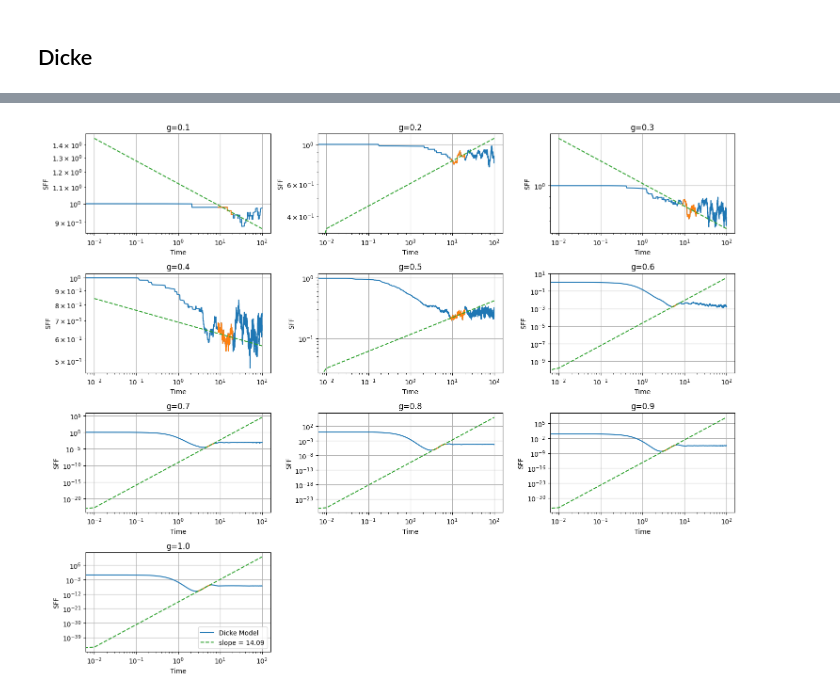
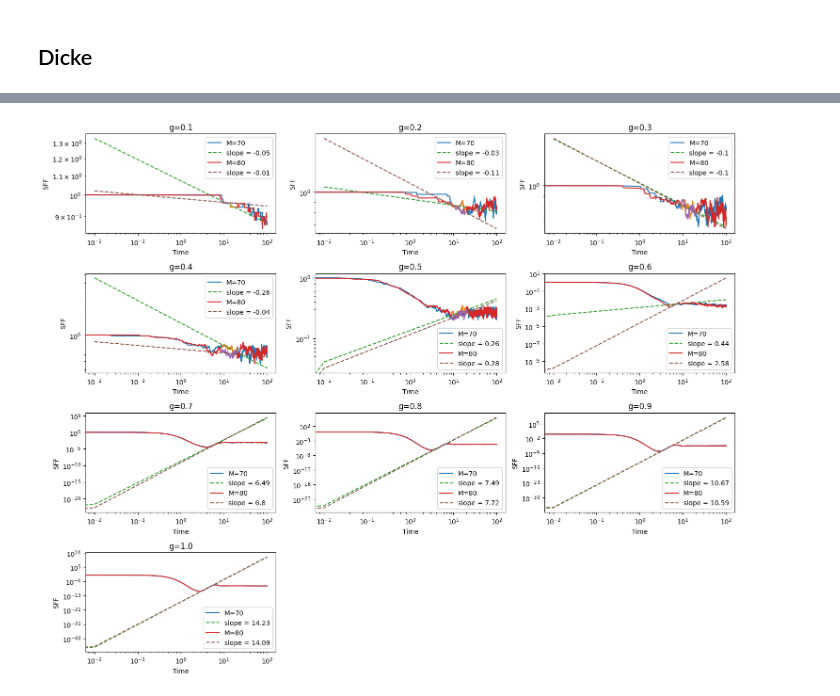
Before and after one commit to prasad42/Dicke_SFF, a Jupyter notebook: plot_SFF_Slope_open.ipynb, the cells around one changed output, grey strips where cells are left out. Drawn from its saved outputs; the diff is of its cells as text; code cells hidden in the pictures.

```diff
--- a/plot_SFF_Slope_open.ipynb
+++ b/plot_SFF_Slope_open.ipynb
@@ -54,58 +54,64 @@ g_arr = [0.1, 0.2, 0.3, 0.4, 0.5, 0.6, 0.7, 0.8, 0.9, 1.0]
 # g_arr = [0.2, 0.4, 0.5, 0.6, 0.8, 1.0]
 # %%
 dataList = []
-kappa = kappa_arr[-2]
+kappa = kappa_arr[0]
 beta = beta_arr[-1]
 for g in g_arr:
-    data = np.loadtxt(f"SFF/SFFvsTime,j={j},M={M},g={g},beta={beta},kappa={kappa},ntraj={ntraj}.dat", dtype=complex)
-    dataList.append(data)
+    dataList1 = []
+    for M in M_arr:
+        data = np.loadtxt(f"SFF/SFFvsTime,j={j},M={M},g={g},beta={beta},kappa={kappa},ntraj={ntraj}.dat", dtype=complex)
+        dataList1.append(data)
+    dataList.append(dataList1)
 # %%
 plt.figure(figsize=(15,12))
-m_arr = []
-for g_ind, data in enumerate(dataList):
-    #plt.suptitle(f"Dicke Model SFF (j={j}, M={M})")
-    plt.subplot(4,3,g_ind+1)
-    plt.title(f"g={round(g_arr[g_ind],2)}")
-    plt.xscale('log')
-    plt.yscale('log')
-    plt.xlabel("Time")
-    plt.ylabel("SFF")
-    # plt.xlim(1e-3,1e3)
-    # plt.ylim(1e-40,1)
+m_arr_arr = []
+for g_ind, dataList1 in enumerate(dataList):
+    m_arr = []
+    for M_ind, data in enumerate(dataList1):
+        #plt.suptitle(f"Dicke Model SFF (j={j}, M={M})")
+        plt.subplot(4,3,g_ind+1)
+        plt.title(f"g={round(g_arr[g_ind],2)}")
+        plt.xscale('log')
+        plt.yscale('log')
+        plt.xlabel("Time")
+        plt.ylabel("SFF")
+        # plt.xlim(1e-3,1e3)
+        # plt.ylim(1e-40,1)
 
-    # Isolate the ramp
-    indl = int(9e2); indr = int(2e3)
+        # Isolate the ramp
+        indl = int(9e2); indr = int(2e3)
 
-    if g_arr[g_ind] == 0.6:
-        indl = int(5e2); indr = int(7e2)
-    if g_arr[g_ind] == 0.7:
-        indl = int(5e2); indr = int(7e2)
-    if g_arr[g_ind] == 0.8:
-        indl = int(3.5e2); indr = int(7e2)
-    if g_arr[g_ind] == 0.9:
-        indl = int(3e2); indr = int(6e2)
-    if g_arr[g_ind] == 1.0:
-        indl = int(3e2); indr = int(6e2)
+        if g_arr[g_ind] == 0.6:
+            indl = int(5e2); indr = int(7e2)
+        if g_arr[g_ind] == 0.7:
+            indl = int(5e2); indr = int(7e2)
+        if g_arr[g_ind] == 0.8:
+            indl = int(3.5e2); indr = int(7e2)
+        if g_arr[g_ind] == 0.9:
+            indl = int(3e2); indr = int(6e2)
+        if g_arr[g_ind] == 1.0:
+            indl = int(3e2); indr = int(6e2)
 
-    data_ramp = data[indl:indr]
+        data_ramp = data[indl:indr]
 
-    # Plot the actual data
-    data = np.column_stack(data)
-    plt.plot(data[0],data[1],label="Dicke Model")
+        # Plot the actual data
+        data = np.column_stack(data)
+        plt.plot(data[0],data[1],label=f"M={M_arr[M_ind]}")
 
-    # Plot the ramp
-    data_ramp = np.column_stack(data_ramp)
-    plt.plot(data_ramp[0], data_ramp[1])
+        # Plot the ramp
+        data_ramp = np.column_stack(data_ramp)
+        plt.plot(data_ramp[0], data_ramp[1])
 
-    # Plot the fit
-    # Fit the ramp
-    m,b = np.polyfit(np.log10(data_ramp[0]),np.log10(data_ramp[1]),1)
-    print(f"g={round(g_arr[g_ind],2)}, m={round(np.real(m),2)},t={round(np.real(data[0][indl]),2)}")
-    plt.plot(data[0], 10**b*data[0]**m,'--',label= f"slope = {round(np.real(m),2)}")
-    m_arr.append(m)
-    plt.tight_layout()
-    plt.grid()
-plt.legend()
+        # Plot the fit
+        # Fit the ramp
+        m,b = np.polyfit(np.log10(data_ramp[0]),np.log10(data_ramp[1]),1)
+        print(f"g={round(g_arr[g_ind],2)}, m={round(np.real(m),2)},t={round(np.real(data[0][indl]),2)}")
+        plt.plot(data[0], 10**b*data[0]**m,'--',label= f"slope = {round(np.real(m),2)}")
+        m_arr.append(m)
+        plt.tight_layout()
+        plt.grid()
+    m_arr_arr.append(m_arr)
+    plt.legend()
 plt.savefig('SFF/Dicke (open) SFF Slope')
 plt.show()
 # %% [output]
@@ -122,2 +138,2 @@ g=1.0, m=14.09,t=3.0
-[figure, old version]
+[figure, new version]
 # %%
```
Also changed, not shown: parts of 2 cells of this notebook, 5 other files.
